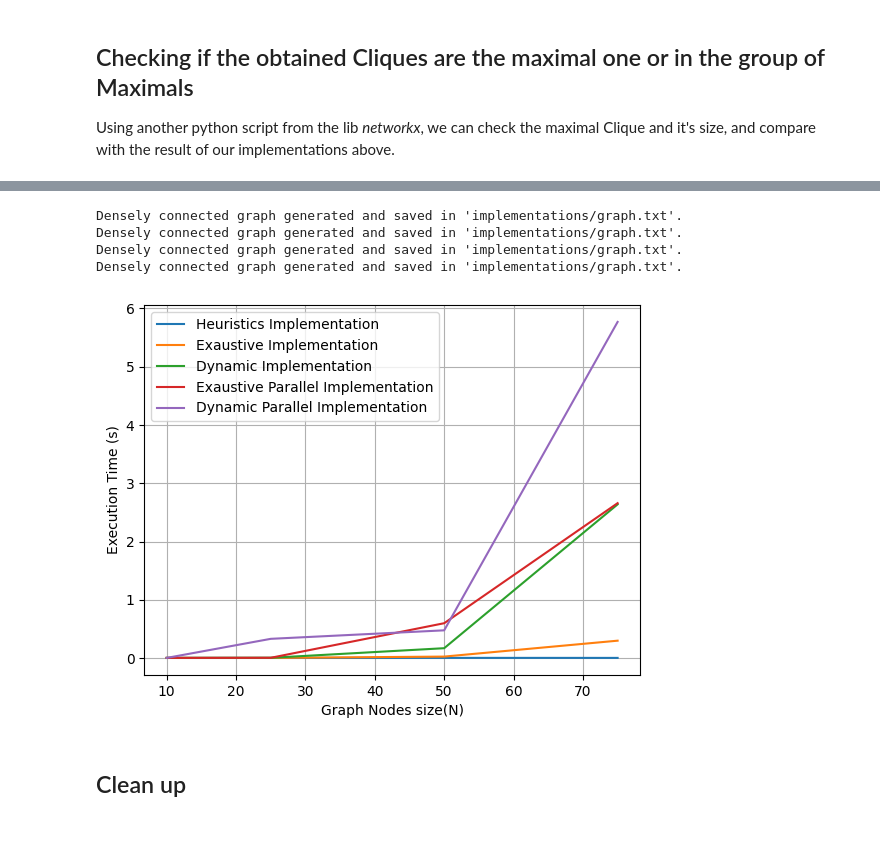
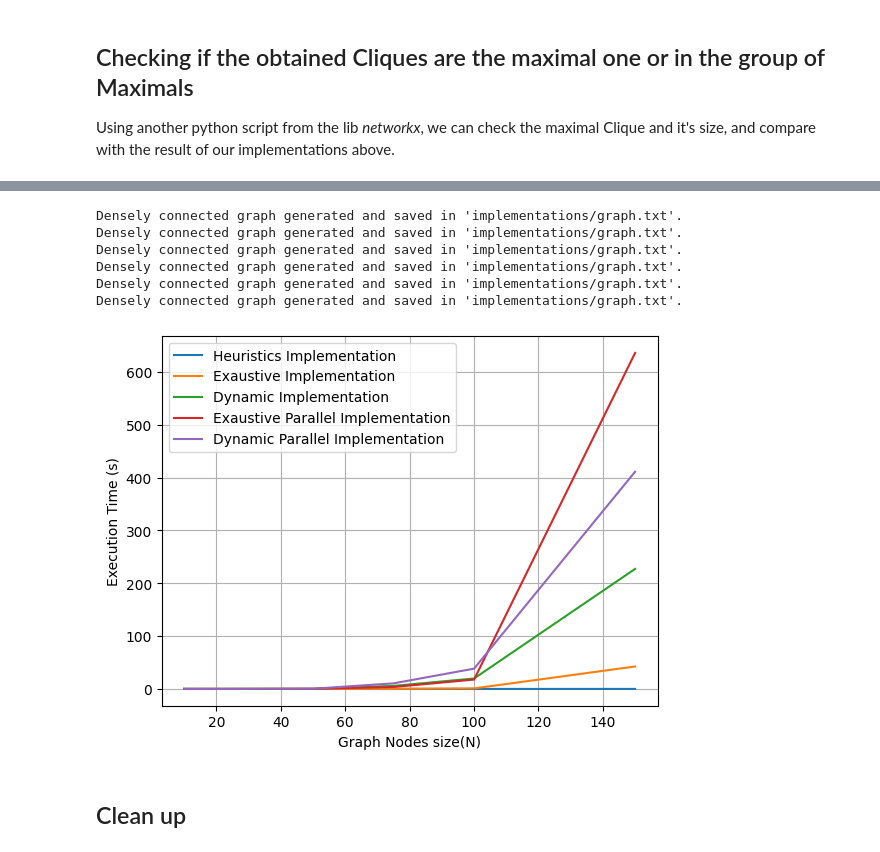
Before and after one commit to matheus-1618/Maximal-Clique-Problem, a Jupyter notebook: src/Report.ipynb, the cells around one changed output, grey strips where cells are left out. Saved outputs shown, nothing was run; the diff lists cells and outputs as text; code cells hidden in the pictures.

```diff
--- a/src/Report.ipynb
+++ b/src/Report.ipynb
@@ -135,7 +147,7 @@ exaustive = []
 dynamic = []
 exaustive_parallel = []
 dynamic_paralell = []
-tamanhos = [10,25,50,75]#,100,150,200,250]
+tamanhos = [10,25,50,75,100,150]#,200,250]
 for i in tamanhos:
   generate_graph(i,False)
   start = time.perf_counter()
@@ -154,34 +166,36 @@ for i in tamanhos:
   dynamic.append(end - start)
 
   start = time.perf_counter()
   proc = subprocess.run(['./4_recursive_clique_parallel'], text=True, capture_output=True)
   end = time.perf_counter()
   exaustive_parallel.append(end - start)
 
   start = time.perf_counter()
   proc = subprocess.run(['./5_dynamic_programming_parallel'], text=True, capture_output=True)
   end = time.perf_counter()
   dynamic_paralell.append(end - start)
 
 
 
 plt.plot(tamanhos,heuristics,label="Heuristics Implementation")
 plt.plot(tamanhos,exaustive,label="Exaustive Implementation")
 plt.plot(tamanhos,dynamic,label="Dynamic Implementation")
 plt.plot(tamanhos,exaustive_parallel,label="Exaustive Parallel Implementation")
 plt.plot(tamanhos,dynamic_paralell,label="Dynamic Parallel Implementation")
 
 plt.xlabel("Graph Nodes size(N)")
 plt.ylabel("Execution Time (s)")
 plt.legend()
 plt.grid(True)
 plt.show()
 # %% [output]
 Densely connected graph generated and saved in 'implementations/graph.txt'.
 Densely connected graph generated and saved in 'implementations/graph.txt'.
 Densely connected graph generated and saved in 'implementations/graph.txt'.
 Densely connected graph generated and saved in 'implementations/graph.txt'.
+Densely connected graph generated and saved in 'implementations/graph.txt'.
+Densely connected graph generated and saved in 'implementations/graph.txt'.
-[figure, old version]
+[figure, new version]
 # %% [markdown]
 ## Clean up
 # %%
```
Also changed, not shown: parts of 9 cells of this notebook.
